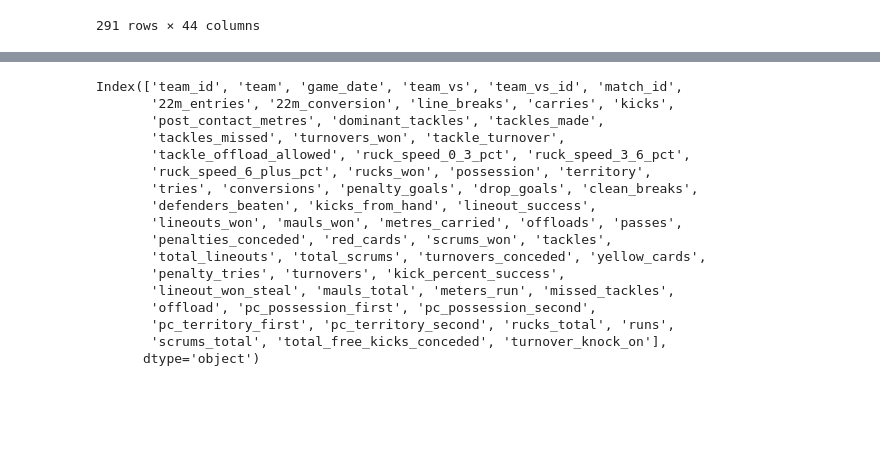
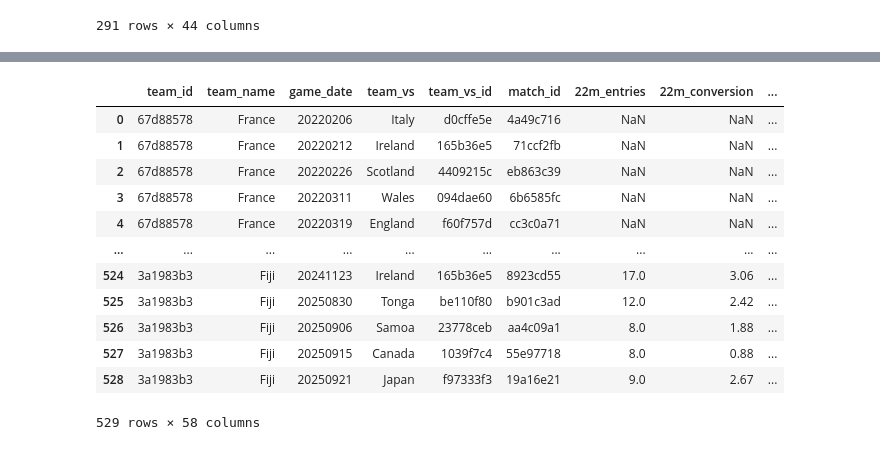
Before and after one commit to mycycler22/ghost_of_eden_park, a Jupyter notebook: analysis.ipynb, the cells around one changed output, grey strips where cells are left out. Saved outputs shown, nothing was run; the diff lists cells and outputs as text; code cells hidden in the pictures; blank space fills up the shorter version.

Commit message:
Merged datasets from team data and data collected from player data

```diff
--- a/analysis.ipynb
+++ b/analysis.ipynb
@@ -85,29 +97,30 @@ team_stats
-# %%
-team_stats.columns
-# %% [output]
-Index(['team_id', 'team', 'game_date', 'team_vs', 'team_vs_id', 'match_id',
-       '22m_entries', '22m_conversion', 'line_breaks', 'carries', 'kicks',
-       'post_contact_metres', 'dominant_tackles', 'tackles_made',
-       'tackles_missed', 'turnovers_won', 'tackle_turnover',
-       'tackle_offload_allowed', 'ruck_speed_0_3_pct', 'ruck_speed_3_6_pct',
-       'ruck_speed_6_plus_pct', 'rucks_won', 'possession', 'territory',
-       'tries', 'conversions', 'penalty_goals', 'drop_goals', 'clean_breaks',
-       'defenders_beaten', 'kicks_from_hand', 'lineout_success',
-       'lineouts_won', 'mauls_won', 'metres_carried', 'offloads', 'passes',
-       'penalties_conceded', 'red_cards', 'scrums_won', 'tackles',
-       'total_lineouts', 'total_scrums', 'turnovers_conceded', 'yellow_cards',
-       'penalty_tries', 'turnovers', 'kick_percent_success',
-       'lineout_won_steal', 'mauls_total', 'meters_run', 'missed_tackles',
-       'offload', 'pc_possession_first', 'pc_possession_second',
-       'pc_territory_first', 'pc_territory_second', 'rucks_total', 'runs',
-       'scrums_total', 'total_free_kicks_conceded', 'turnover_knock_on'],
-      dtype='object')
 # %%
 ## Joining data
 ## Columns of stats not collected using the players dataset
-
-team_stats = team_stats[['team_id', 'team', 'game_date', 'team_vs', 'team_vs_id', 'match_id', '22m_entries', '22m_conversion',
+team_stats_copy = team_stats
+team_stats = team_stats_copy[['team_id', 'team', 'game_date', 'team_vs', 'team_vs_id', 'match_id', '22m_entries', '22m_conversion',
                         'post_contact_metres', 'ruck_speed_0_3_pct', 'ruck_speed_3_6_pct', 'ruck_speed_6_plus_pct',
                         'possession', 'territory', 'scrums_total', 'mauls_total', 'rucks_total']]
 
-## Join this with data collected from players data set
+team_stats = team_stats.rename(columns={"team": "team_name"}) # renamed for the purpose of joining
+# %%
+## Join this with data collected from players data set
+## - need to designate the home/away attachment before merging with match results
+
+potential_model_set = pd.merge(team_stats, match_stats, how="left", on = ['team_id', 'team_name', 'match_id'])
+
+potential_model_set
+# %% [output]
+|  | team_id | team_name | game_date | team_vs | team_vs_id | match_id | 22m_entries | 22m_conversion | ... |
+| 0 | 67d88578 | France | 20220206 | Italy | d0cffe5e | 4a49c716 | NaN | NaN | ... |
+| 1 | 67d88578 | France | 20220212 | Ireland | 165b36e5 | 71ccf2fb | NaN | NaN | ... |
+| 2 | 67d88578 | France | 20220226 | Scotland | 4409215c | eb863c39 | NaN | NaN | ... |
+| 3 | 67d88578 | France | 20220311 | Wales | 094dae60 | 6b6585fc | NaN | NaN | ... |
+| 4 | 67d88578 | France | 20220319 | England | f60f757d | cc3c0a71 | NaN | NaN | ... |
+| ... | ... | ... | ... | ... | ... | ... | ... | ... | ... |
+| 524 | 3a1983b3 | Fiji | 20241123 | Ireland | 165b36e5 | 8923cd55 | 17.0 | 3.06 | ... |
+| 525 | 3a1983b3 | Fiji | 20250830 | Tonga | be110f80 | b901c3ad | 12.0 | 2.42 | ... |
+| 526 | 3a1983b3 | Fiji | 20250906 | Samoa | 23778ceb | aa4c09a1 | 8.0 | 1.88 | ... |
+| 527 | 3a1983b3 | Fiji | 20250915 | Canada | 1039f7c4 | 55e97718 | 8.0 | 0.88 | ... |
+| 528 | 3a1983b3 | Fiji | 20250921 | Japan | f97333f3 | 19a16e21 | 9.0 | 2.67 | ... |
+529 rows × 58 columns
```
Also changed, not shown: parts of 6 cells of this notebook.
